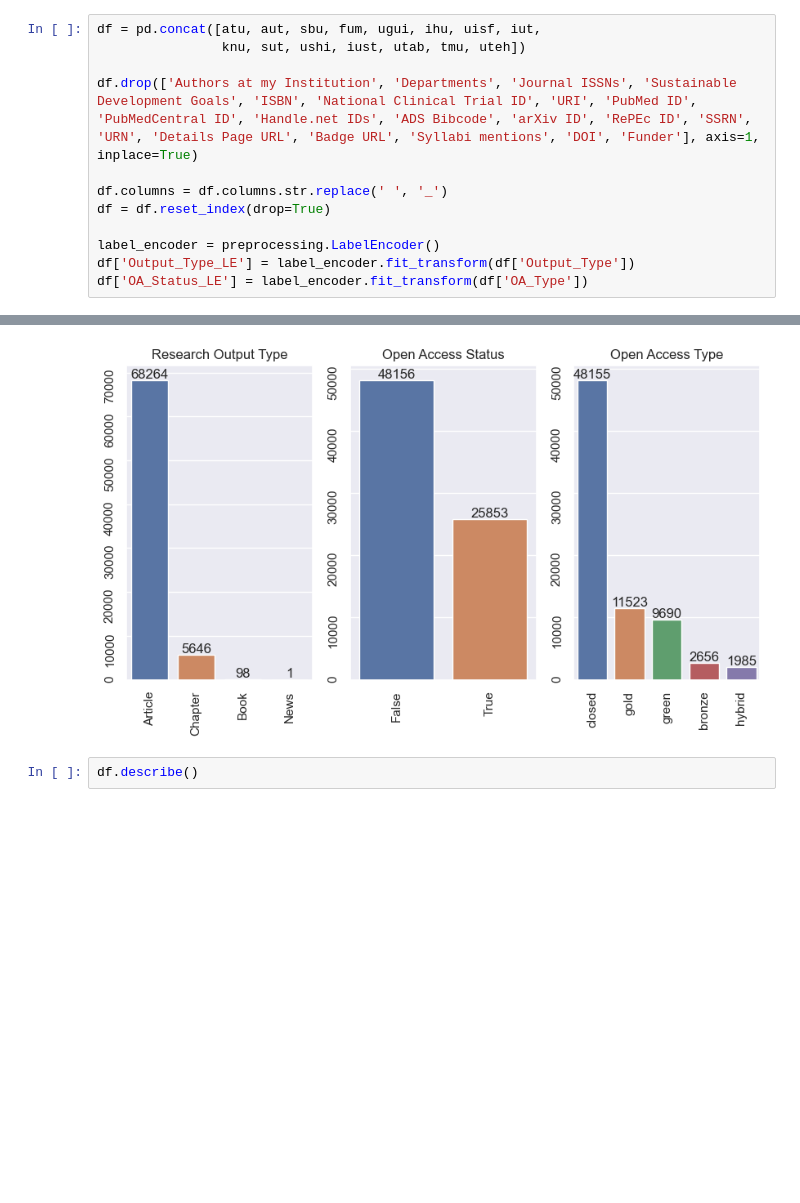
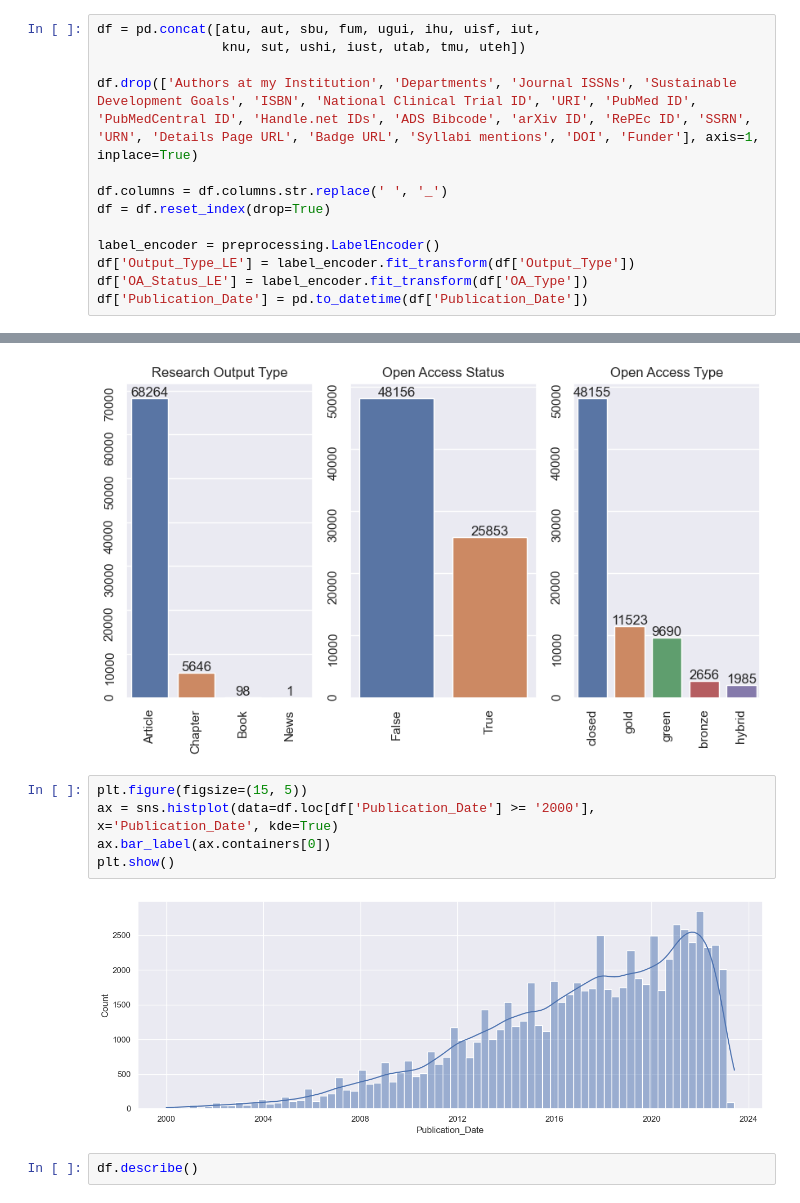
Before and after one commit to SimplyRamin/AlMetric-Research-Paper, a Jupyter notebook: EDA V1.0.ipynb, the cells around one changed output, grey strips where cells are left out. Saved outputs shown, nothing was run; the diff lists cells and outputs as text; blank space fills up the shorter version.

```diff
--- a/EDA V1.0.ipynb
+++ b/EDA V1.0.ipynb
@@ -75,6 +75,7 @@ df = df.reset_index(drop=True)
 label_encoder = preprocessing.LabelEncoder()
 df['Output_Type_LE'] = label_encoder.fit_transform(df['Output_Type'])
 df['OA_Status_LE'] = label_encoder.fit_transform(df['OA_Type'])
+df['Publication_Date'] = pd.to_datetime(df['Publication_Date'])
 # %%
 df
 # %% [output]
@@ -162,6 +163,13 @@ axes[2].tick_params(labelrotation=90)
 plt.show()
 # %% [output]
 [figure]
+# %%
+plt.figure(figsize=(15, 5))
+ax = sns.histplot(data=df.loc[df['Publication_Date'] >= '2000'], x='Publication_Date', kde=True)
+ax.bar_label(ax.containers[0])
+plt.show()
+# %% [output]
+[figure, added]
 # %%
 df.describe()
 # %% [output]
```
Also changed, not shown: parts of 2 cells of this notebook.
